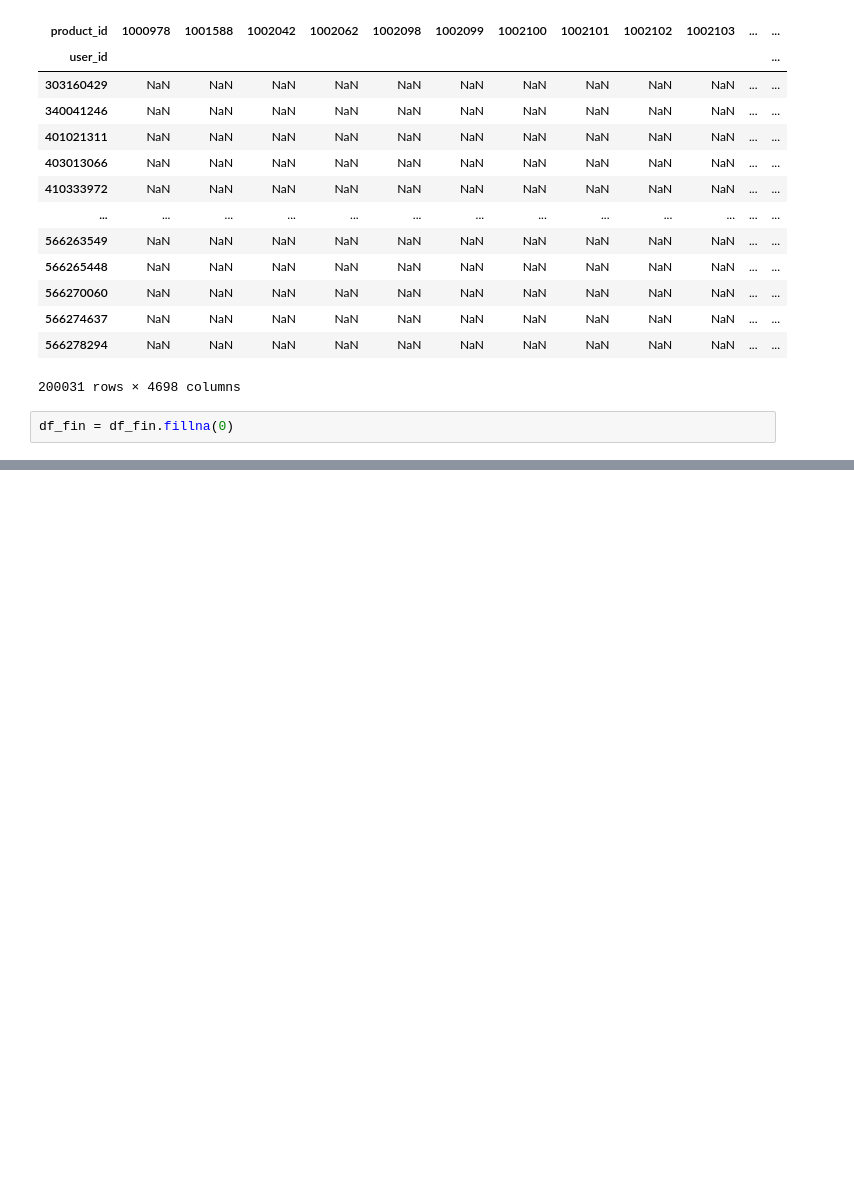
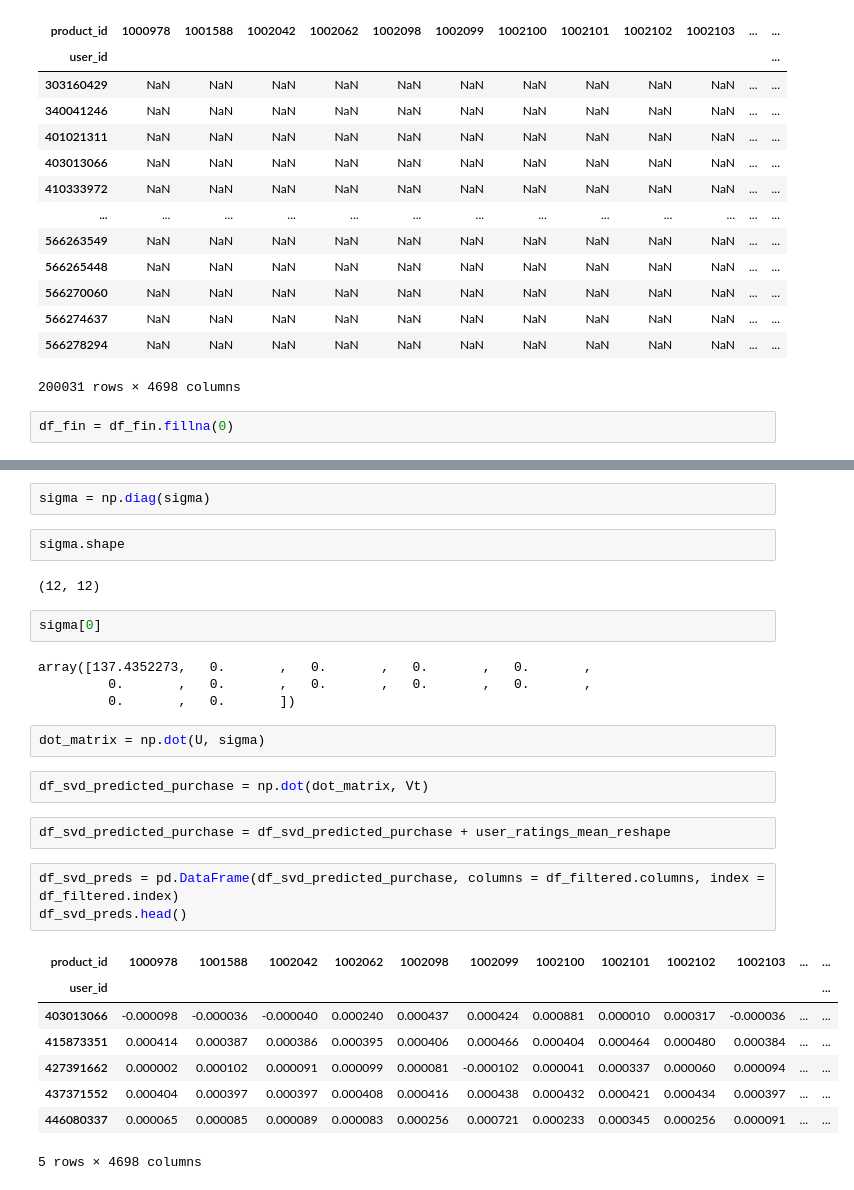
Before and after one commit to jiyoungemma/User-Log-data-analytics, a Jupyter notebook: big_query_table.ipynb, the cells around one changed output, grey strips where cells are left out. Saved outputs shown, nothing was run; the diff lists cells and outputs as text; blank space fills up the shorter version.

```diff
--- a/big_query_table.ipynb
+++ b/big_query_table.ipynb
@@ -102,0 +153,30 @@ df_fin.head()
+# %%
+sigma = np.diag(sigma)
+# %%
+sigma.shape
+# %% [output]
+(12, 12)
+# %%
+sigma[0]
+# %% [output]
+array([137.4352273,   0.       ,   0.       ,   0.       ,   0.       ,
+         0.       ,   0.       ,   0.       ,   0.       ,   0.       ,
+         0.       ,   0.       ])
+# %%
+dot_matrix = np.dot(U, sigma)
+# %%
+df_svd_predicted_purchase = np.dot(dot_matrix, Vt)
+# %%
+df_svd_predicted_purchase = df_svd_predicted_purchase + user_ratings_mean_reshape
+# %%
+df_svd_preds = pd.DataFrame(df_svd_predicted_purchase, columns = df_filtered.columns, index = df_filtered.index)
+df_svd_preds.head()
+# %% [output]
+| product_id | 1000978 | 1001588 | 1002042 | 1002062 | 1002098 | 1002099 | 1002100 | 1002101 | 1002102 | 1002103 | ... | ... |
+| user_id |  |  |  |  |  |  |  |  |  |  |  | ... |
+| 403013066 | -0.000098 | -0.000036 | -0.000040 | 0.000240 | 0.000437 | 0.000424 | 0.000881 | 0.000010 | 0.000317 | -0.000036 | ... | ... |
+| 415873351 | 0.000414 | 0.000387 | 0.000386 | 0.000395 | 0.000406 | 0.000466 | 0.000404 | 0.000464 | 0.000480 | 0.000384 | ... | ... |
+| 427391662 | 0.000002 | 0.000102 | 0.000091 | 0.000099 | 0.000081 | -0.000102 | 0.000041 | 0.000337 | 0.000060 | 0.000094 | ... | ... |
+| 437371552 | 0.000404 | 0.000397 | 0.000397 | 0.000408 | 0.000416 | 0.000438 | 0.000432 | 0.000421 | 0.000434 | 0.000397 | ... | ... |
+| 446080337 | 0.000065 | 0.000085 | 0.000089 | 0.000083 | 0.000256 | 0.000721 | 0.000233 | 0.000345 | 0.000256 | 0.000091 | ... | ... |
+5 rows × 4698 columns
```
Also changed, not shown: parts of 33 cells of this notebook.
